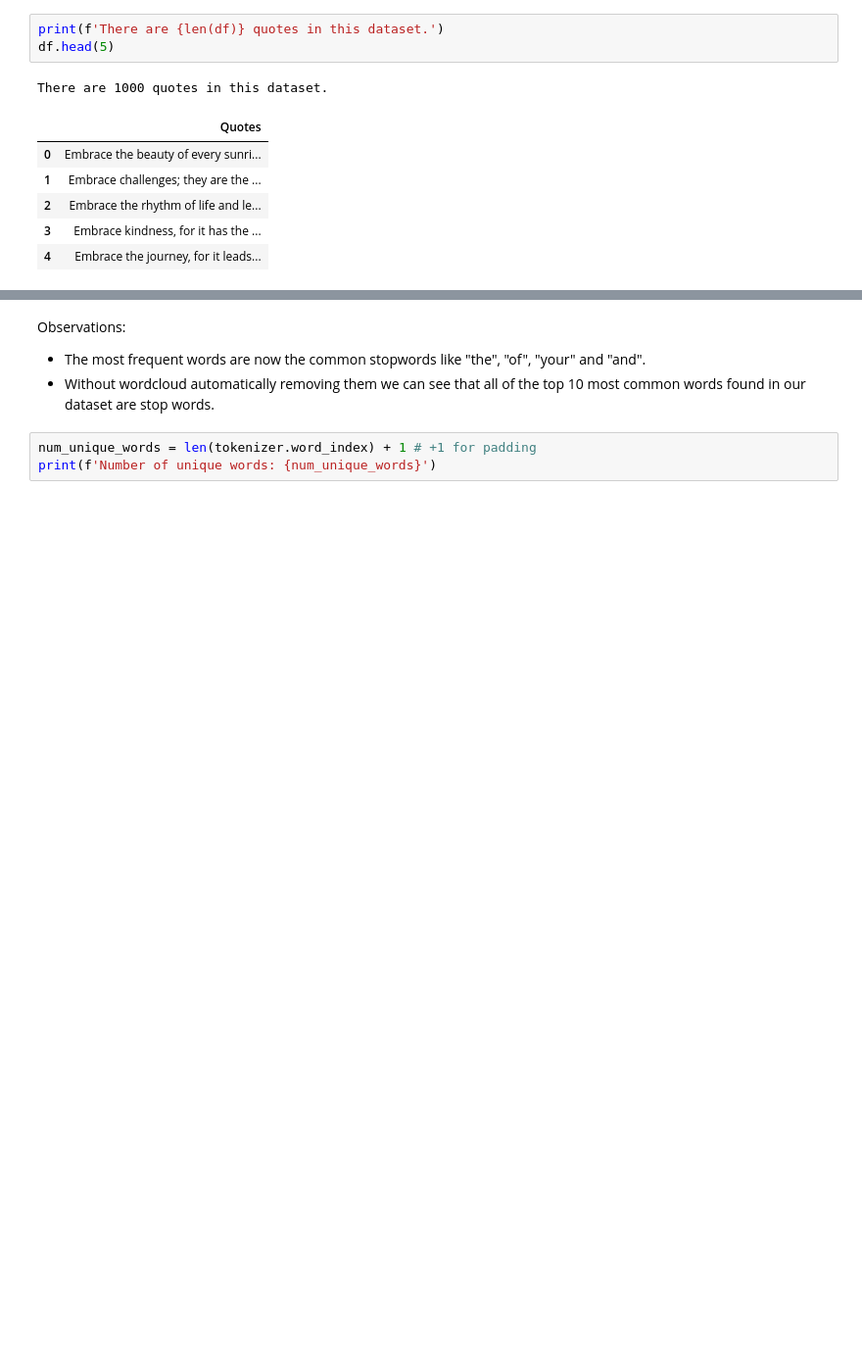
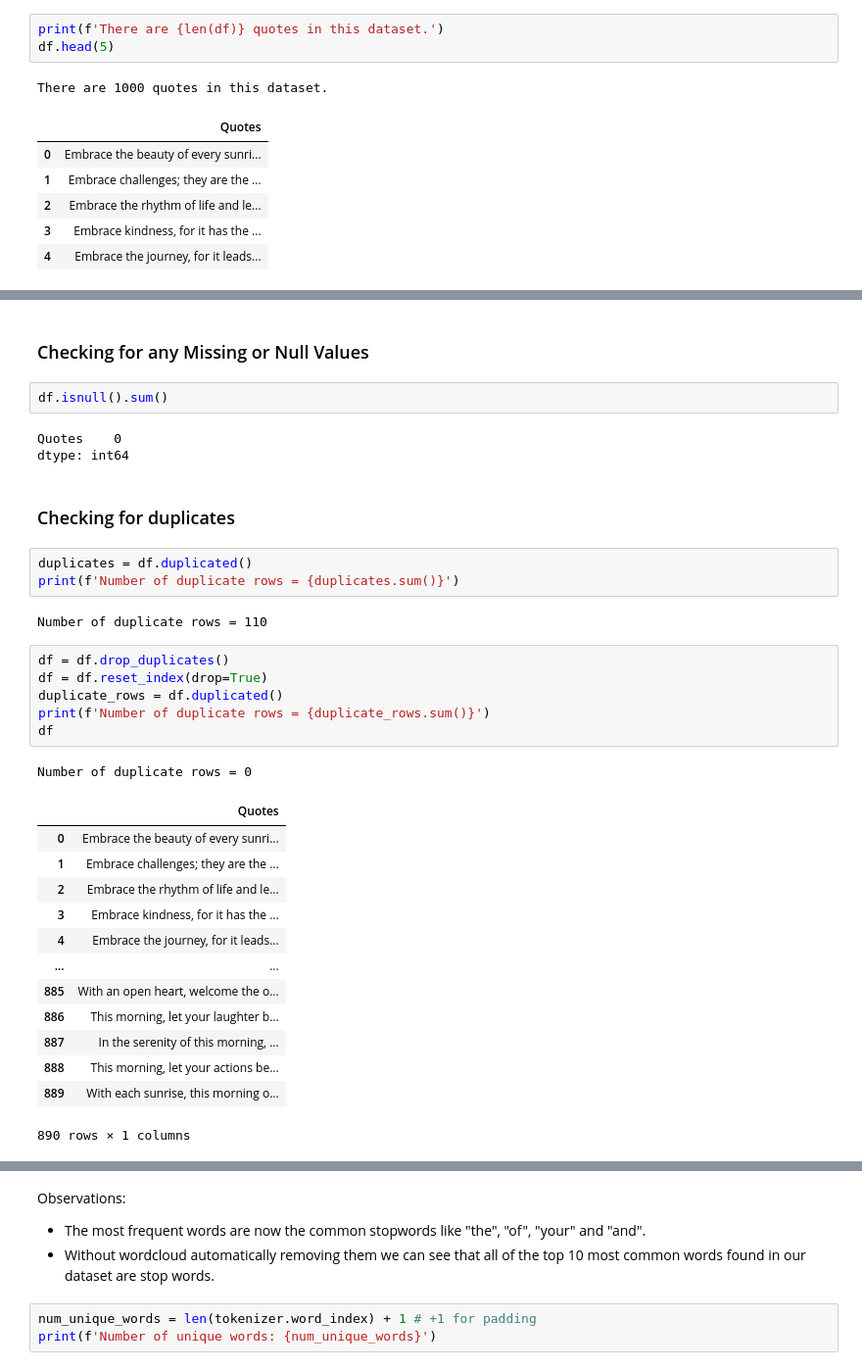
Before and after one commit to errnasty/Connvolution-and-Recurrent-Neural-Networks, a Jupyter notebook: RNN.ipynb, the cells around one changed output, grey strips where cells are left out. Shown: that part at 98% size. Cells and saved outputs as stored; diff of their text form; blank space fills up the shorter version.

```diff
--- a/RNN.ipynb
+++ b/RNN.ipynb
@@ -80,0 +94,35 @@ What insights can we get from our data?
+# %% [markdown]
+### Checking for any Missing or Null Values
+# %%
+df.isnull().sum()
+# %% [output]
+Quotes    0
+dtype: int64
+# %% [markdown]
+### Checking for duplicates
+# %%
+duplicates = df.duplicated()
+print(f'Number of duplicate rows = {duplicates.sum()}')
+# %% [output]
+Number of duplicate rows = 110
+# %%
+df = df.drop_duplicates()
+df = df.reset_index(drop=True)
+duplicate_rows = df.duplicated()
+print(f'Number of duplicate rows = {duplicate_rows.sum()}')
+df
+# %% [output]
+Number of duplicate rows = 0
+|  | Quotes |
+| 0 | Embrace the beauty of every sunri... |
+| 1 | Embrace challenges; they are the ... |
+| 2 | Embrace the rhythm of life and le... |
+| 3 | Embrace kindness, for it has the ... |
+| 4 | Embrace the journey, for it leads... |
+| ... | ... |
+| 885 | With an open heart, welcome the o... |
+| 886 | This morning, let your laughter b... |
+| 887 | In the serenity of this morning, ... |
+| 888 | This morning, let your actions be... |
+| 889 | With each sunrise, this morning o... |
+890 rows × 1 columns
```
Also changed, not shown: parts of 37 cells of this notebook.
